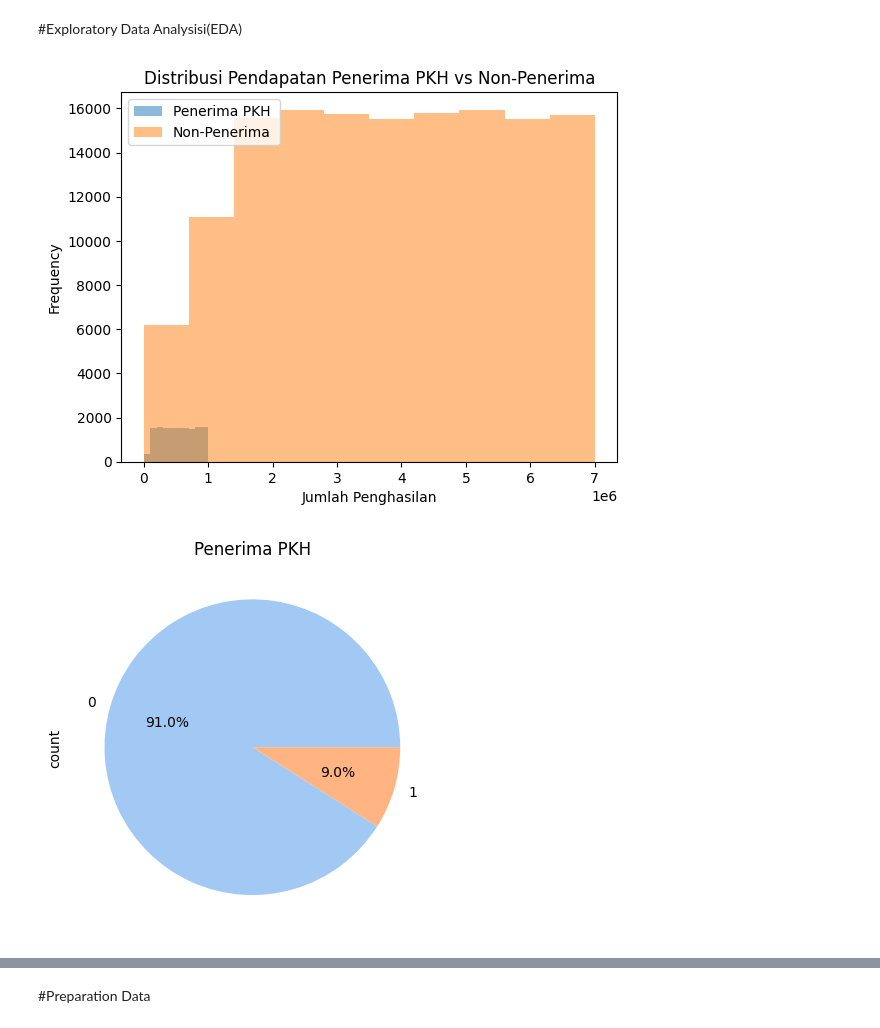
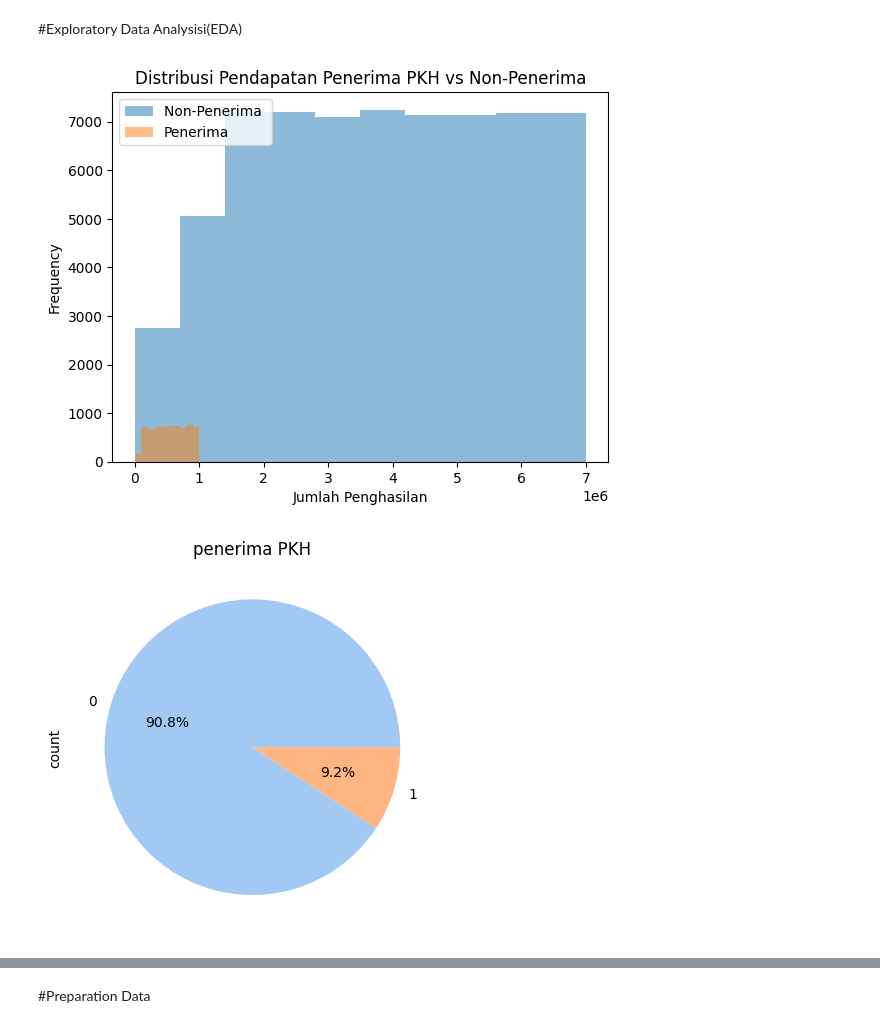
Before and after one commit to Rizki-132/Allmateri, a Jupyter notebook: Klasifikasi_program_pkh_(Fix).ipynb, the cells around one changed output, grey strips where cells are left out. Saved outputs shown, nothing was run; the diff lists cells and outputs as text; code cells hidden in the pictures.

```diff
--- a/Klasifikasi_program_pkh_(Fix).ipynb
+++ b/Klasifikasi_program_pkh_(Fix).ipynb
@@ -62,5 +63,5 @@ Status
 # %%
-df = pd.read_csv('/content/pkh_data_program_PKH_157121.csv')
+df = pd.read_csv('/content/pkh_data_program_PKH_71807.csv')
 df
 # %% [output]
 |  | nama | umur | tempat lahir | jenis pekerjaan | jumlah penghasilan | jenis kelamin | ... |
@@ -151,23 +152,23 @@ df.duplicated().sum()
 # %%
 # Distribusi Pendapatan Penerima PKH vs Non-Penerima
 
 
 
-plt.hist(df[df['penerima PKH'] == 1]['jumlah penghasilan'], alpha=0.5, label='Penerima PKH ')
-plt.hist(df[df['penerima PKH'] == 0]['jumlah penghasilan'], alpha=0.5, label='Non-Penerima')
+plt.hist(df[df['penerima PKH'] == 0]['jumlah penghasilan'], alpha=0.5, label='Non-Penerima ')
+plt.hist(df[df['penerima PKH'] == 1]['jumlah penghasilan'], alpha=0.5, label='Penerima')
 plt.xlabel('Jumlah Penghasilan')
 plt.ylabel('Frequency')
 plt.title('Distribusi Pendapatan Penerima PKH vs Non-Penerima')
 _ = plt.legend()
 # %% [output]
-[figure, old version]
+[figure, new version]
 # %%
 sns.set_palette('pastel')
 df['penerima PKH'].value_counts().plot(kind='pie', autopct='%1.1f%%')
-plt.title('Penerima PKH')
+plt.title('penerima PKH')
 plt.show()
 # %% [output]
-[figure, old version]
+[figure, new version]
 # %%
 plt.figure(figsize=(6,4))
 sns.countplot(data=df, x='jenis pekerjaan', palette='rocket')
```
Also changed, not shown: parts of 18 cells of this notebook.
